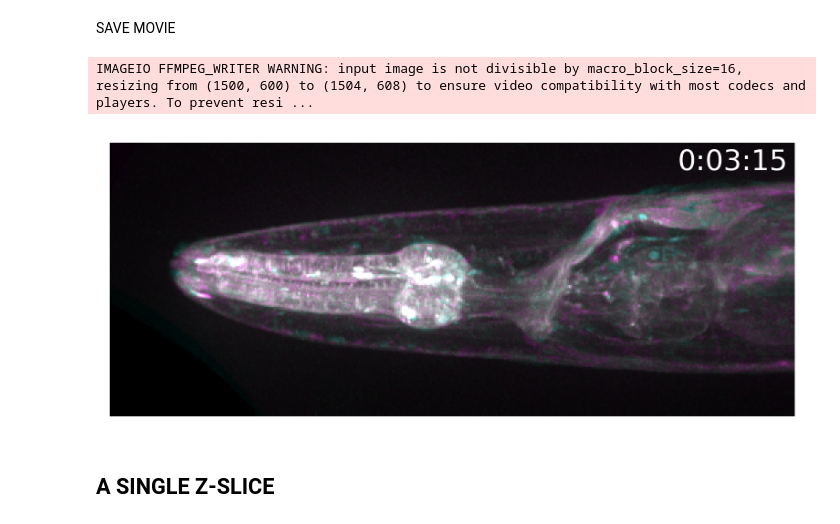
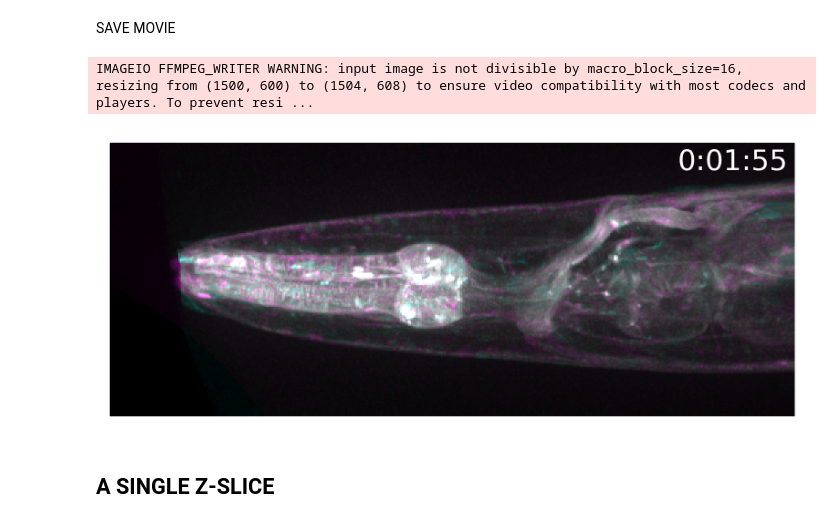
Before and after one commit to MunibH/g5ht-pipeline, a Jupyter notebook: reg_microfilm.ipynb, the cells around one changed output. Cells and saved outputs as stored; diff of their text form; code cells hidden in the pictures.

```diff
--- a/reg_microfilm.ipynb
+++ b/reg_microfilm.ipynb
@@ -255,13 +252,16 @@ from microfilm.microplot import Microimage
 
 plt.close('all')
 
-DATA_PTH = r'D:\DATA\g5ht-free\20251028\date-20251028_time-1500_strain-ISg5HT_condition-starvedpatch_worm001'
+# DATA_PTH = r'D:\DATA\g5ht-free\20251028\date-20251028_time-1500_strain-ISg5HT_condition-starvedpatch_worm001'
+DATA_PTH = r'C:\Users\munib\POSTDOC\DATA\g5ht-free\20251028\date-20251028_time-1500_strain-ISg5HT_condition-starvedpatch_worm001_aligned'
 
 # REG_DIR =  'registered'
 # REG_DIR = 'wholistic_registered_smooth-0.02_patch-9_dynamic-40'
 # REG_DIR = 'wholistic_registered_smooth-0.1_patch-5_dynamic-20'
 # REG_DIR = 'wholistic_registered_smooth-0.05_patch-15_dynamic-10'
-REG_DIR = 'wholistic_registered_smooth-0.05_patch-11_dynamic-100'
+# REG_DIR = 'wholistic_registered_smooth-0.05_patch-11_dynamic-100'
+REG_DIR = 'wholistic_registered_smooth-0.05_patch-10'
+# REG_DIR = 'wholistic_registered_smooth-0.05_patch-10_gfp+1'
 
 reg_contents = glob.glob(os.path.join(DATA_PTH,REG_DIR,'*.tif')) # each tif stack is of size ZCHW
 
@@ -470,14 +471,18 @@ plt.close('all')
 fixed = '0166' # 20251028 worm001
 # fixed = '0002' # 20251121 worm002
 
-DATA_PTH = r'D:\DATA\g5ht-free\20251028\date-20251028_time-1500_strain-ISg5HT_condition-starvedpatch_worm001'
+# DATA_PTH = r'D:\DATA\g5ht-free\20251028\date-20251028_time-1500_strain-ISg5HT_condition-starvedpatch_worm001'
+DATA_PTH = r'C:\Users\munib\POSTDOC\DATA\g5ht-free\20251028\date-20251028_time-1500_strain-ISg5HT_condition-starvedpatch_worm001_aligned'
+
 FIXED_PTH = os.path.join(DATA_PTH,REG_DIR,f'{fixed}.tif')
 
 # REG_DIR = 'registered'
 # REG_DIR = 'wholistic_registered_smooth-0.02_patch-9_dynamic-40'
 # REG_DIR = 'wholistic_registered_smooth-0.1_patch-5_dynamic-20'
 # REG_DIR = 'wholistic_registered_smooth-0.05_patch-15_dynamic-10'
-REG_DIR = 'wholistic_registered_smooth-0.05_patch-11_dynamic-100'
+# REG_DIR = 'wholistic_registered_smooth-0.05_patch-11_dynamic-100'
+REG_DIR = 'wholistic_registered_smooth-0.05_patch-10'
+# REG_DIR = 'wholistic_registered_smooth-0.05_patch-10_gfp+1'
 
 reg_contents = glob.glob(os.path.join(DATA_PTH,REG_DIR,'*.tif'))
 
@@ -498,21 +503,23 @@ SAVE MOVIE
 # %%
 OUT_DIR = 'reg_vids'
 
 # OUT_FN = 'zmip_ref+reg_reg-elx.mp4'
 # OUT_FN = 'mip_ref+reg_reg-who_smooth-0.02_patch-9_dynamic-40.mp4'
 # OUT_FN = 'mip_ref+reg_reg-who_smooth-0.1_patch-5_dynamic-20.mp4'
 # OUT_FN = 'mip_ref+reg_reg-who_smooth-0.05_patch-15_dynamic-10.mp4'
-OUT_FN = 'mip_ref+reg_reg-who_smooth-0.05_patch-11_dynamic-100.mp4'
+# OUT_FN = 'mip_ref+reg_reg-who_smooth-0.05_patch-11_dynamic-100.mp4'
+OUT_FN = 'mip_ref+reg_reg-who_smooth-0.05_patch-10.mp4'
+# OUT_FN = 'mip_ref+reg_reg-who_smooth-0.05_patch-10_gfp+1.mp4'
 
 %matplotlib inline
 anim = Microanim(
     img, cmaps=['pure_magenta','pure_cyan'], flip_map=False, fig_scaling=5, dpi=300,
     rescale_type='limits', limits=[[0,750],[0,750]])
 anim.add_time_stamp(unit='mmm', unit_per_frame=533, location='upper right')
 anim.save_movie(os.path.join(DATA_PTH,OUT_DIR,OUT_FN), quality=5, fps=6)
 # %% [output]
 IMAGEIO FFMPEG_WRITER WARNING: input image is not divisible by macro_block_size=16, resizing from (1500, 600) to (1504, 608) to ensure video compatibility with most codecs and players. To prevent resi ...
-[figure, old version]
+[figure, new version]
 # %% [markdown]
 ## A SINGLE Z-SLICE
 # %% [markdown]
```
Also changed, not shown: parts of 4 cells of this notebook, 4 other files.
